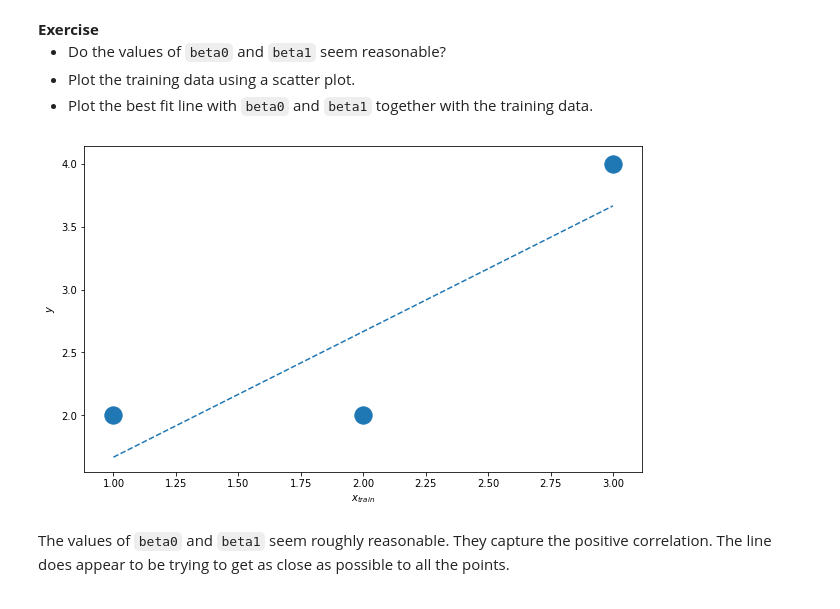
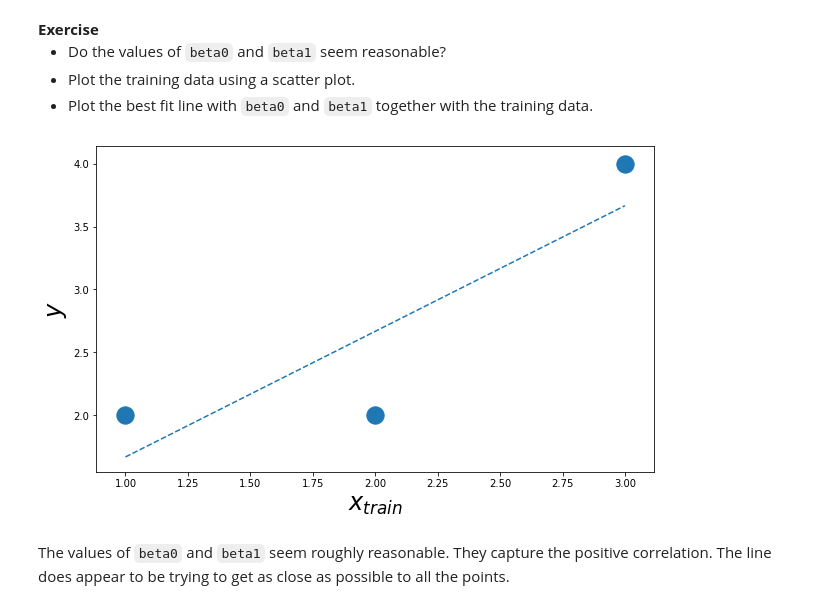
Before and after one commit to jamilla-az/2019-CS109A, a Jupyter notebook: content/labs/lab03/notebook/cs109a_lab3_kNN_SLR_matplot_JAZ.ipynb, the cells around one changed output. Drawn from its saved outputs; the diff is of its cells as text; code cells hidden in the pictures.

```diff
--- a/content/labs/lab03/notebook/cs109a_lab3_kNN_SLR_matplot_JAZ.ipynb
+++ b/content/labs/lab03/notebook/cs109a_lab3_kNN_SLR_matplot_JAZ.ipynb
@@ -745,19 +754,19 @@ The best-fit line is 0.666667 + 1.000000 * x
 # %%
 # %load solutions/best_fit_scatterplot.py
 fig_scat, ax_scat = plt.subplots(1,1, figsize=(10,6))
 
 # Plot best-fit line
-x_train = np.array([[1, 2, 3]]).T
+x_train = np.array([[1, 2, 3]]).T #transpose? equivalent to xtrain.reshape(xtrain.shape[0],1)
 
 best_fit = beta_0 + beta_1 * x_train #(B0 * 1 + B1 * X = Y)
 
 ax_scat.scatter(x_train, y_train, s=300, label='Training Data')
 ax_scat.plot(x_train, best_fit, ls='--', label='Best Fit Line')
 
-ax_scat.set_xlabel(r'$x_{train}$')
-ax_scat.set_ylabel(r'$y$');
+ax_scat.set_xlabel(r'$x_{train}$', fontsize = 24)
+ax_scat.set_ylabel(r'$y$',fontsize = 24);
 # %% [output]
-[figure, old version]
+[figure, new version]
 # %% [markdown]
 The values of `beta0` and `beta1` seem roughly reasonable.  They capture the positive correlation.  The line does appear to be trying to get as close as possible to all the points.
 # %% [markdown]
```
Also changed, not shown: parts of 22 cells of this notebook.
